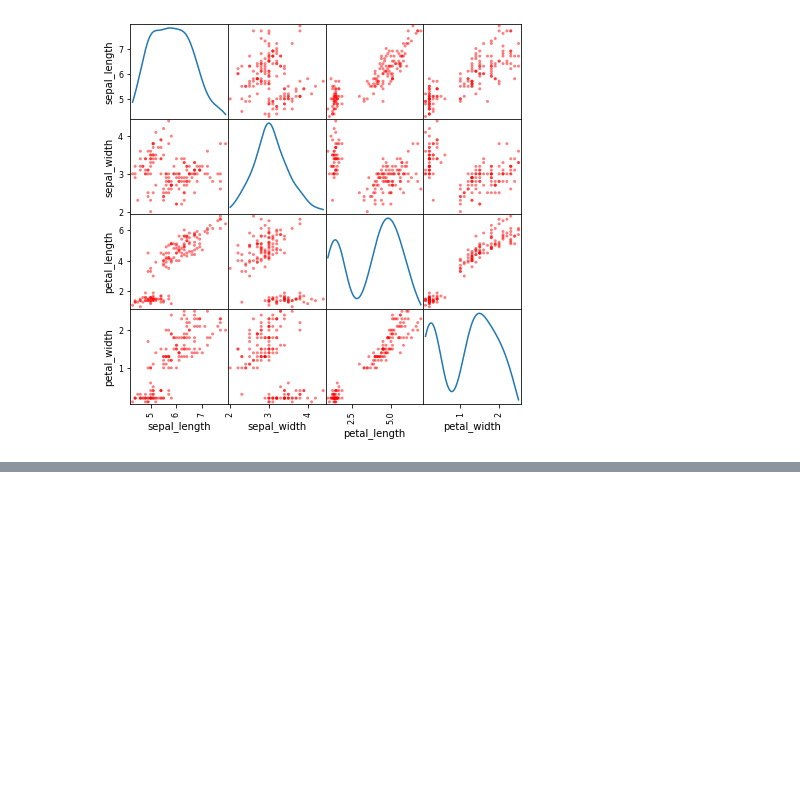
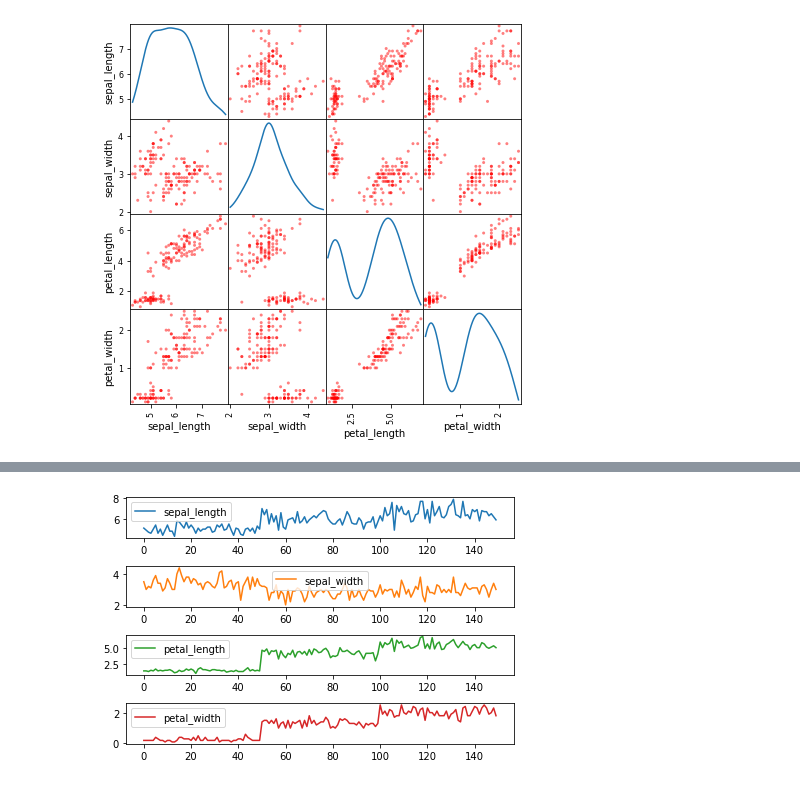
Before and after one commit to hanbinChae/Python-learning-univ, a Jupyter notebook: 빅데이터분석응용/경기과학기술대학교_202263020_채한빈_11주차.ipynb, the cells around one changed output, grey strips where cells are left out. Cells and saved outputs as stored; diff of their text form; code cells hidden in the pictures; blank space fills up the shorter version.

```diff
--- a/빅데이터분석응용/경기과학기술대학교_202263020_채한빈_11주차.ipynb
+++ b/빅데이터분석응용/경기과학기술대학교_202263020_채한빈_11주차.ipynb
@@ -112,0 +126,7 @@ array([[<AxesSubplot:xlabel='sepal_length', ylabel='sepal_length'>,
+# %%
+iris.plot(subplots=True, sharex= False)
+plt.tight_layout()
+# plt.tight_layout() : 차트를 겹치지 않게 조정
+#sharex= False : x축 공유하지 않음, (차트마다 각각의 x축 보유)
+# %% [output]
+[figure, added]
```
Also changed, not shown: parts of 24 cells of this notebook, 2 other files.
